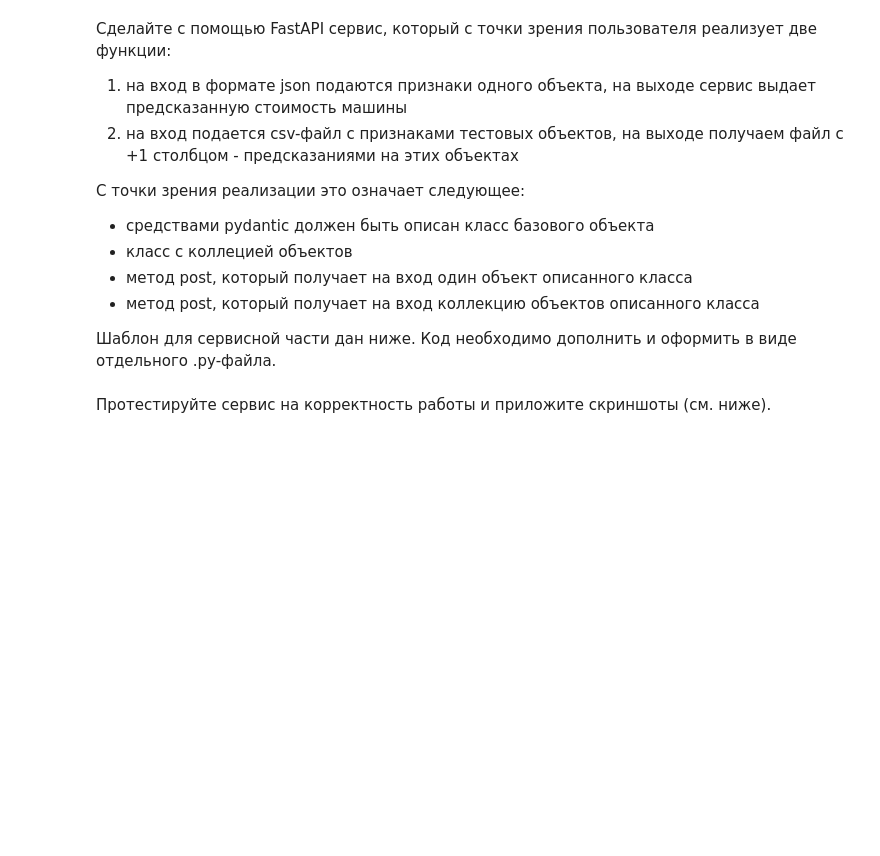
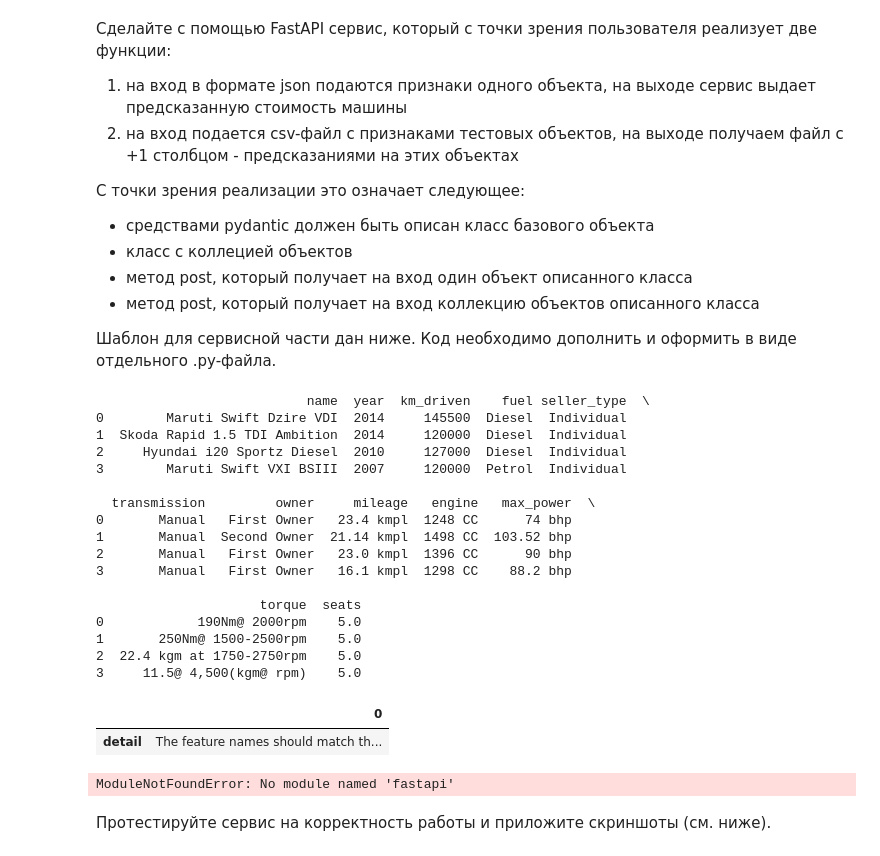
Before and after one commit to Vlasikq/car_price_prediction, a Jupyter notebook: notebooks/AI_HW1_Regression_with_inference_base(2).ipynb, the cells around one changed output. Saved outputs shown, nothing was run; the diff lists cells and outputs as text; code cells hidden in the pictures; blank space fills up the shorter version.

Commit message:
main

```diff
--- a/notebooks/AI_HW1_Regression_with_inference_base(2).ipynb
+++ b/notebooks/AI_HW1_Regression_with_inference_base(2).ipynb
@@ -1123,39 +1134,78 @@ Cделайте с помощью FastAPI сервис, который с точ
+# %%
+a = pd.read_csv('https://raw.githubusercontent.com/hse-mlds/ml/main/hometasks/HT1/cars_train.csv')
+a.loc[0:3].drop('selling_price', axis=1).to_csv('test.csv', index=False)
+
+import requests
+
+
+api_url = "http://localhost:8000/predict_file"
+file_path = "test.csv"
+print(pd.read_csv('test.csv'))
+
+with open(file_path, "rb") as file:
+    files = {"file": (file_path, file, "text/csv")}
+
+    response = requests.post(api_url, files=files)
+
+pd.json_normalize(response.json()).T
+# %% [output]
+                           name  year  km_driven    fuel seller_type  \
+0        Maruti Swift Dzire VDI  2014     145500  Diesel  Individual
+1  Skoda Rapid 1.5 TDI Ambition  2014     120000  Diesel  Individual
+2     Hyundai i20 Sportz Diesel  2010     127000  Diesel  Individual
+3        Maruti Swift VXI BSIII  2007     120000  Petrol  Individual
+
+  transmission         owner     mileage   engine   max_power  \
+0       Manual   First Owner   23.4 kmpl  1248 CC      74 bhp
+1       Manual  Second Owner  21.14 kmpl  1498 CC  103.52 bhp
+2       Manual   First Owner   23.0 kmpl  1396 CC      90 bhp
+3       Manual   First Owner   16.1 kmpl  1298 CC    88.2 bhp
+
+                     torque  seats
+0            190Nm@ 2000rpm    5.0
+1       250Nm@ 1500-2500rpm    5.0
+2  22.4 kgm at 1750-2750rpm    5.0
+3     11.5@ 4,500(kgm@ rpm)    5.0
+|  | 0 |
+| detail | The feature names should match th... |
 # %%
-from fastapi import FastAPI
+from fastapi import FastAPI, HTTPException, UploadFile
 from pydantic import BaseModel
 from typing import List
-from fastapi import FastAPI, UploadFile, HTTPException
+import pandas as pd
+import numpy as np
+import pathlib
+import pickle
+from sklearn.preprocessing import OneHotEncoder, StandardScaler
+from sklearn.impute import SimpleImputer
+from sklearn.linear_model import Ridge
 
 app = FastAPI()
 
 
+
 class Item(BaseModel):
-    name: str
     year: int
-    selling_price: int
+    engine: float
+    max_power: float
+    seats: int
+    mileage: float
     km_driven: int
     fuel: str
     seller_type: str
     transmission: str
     owner: str
-    mileage: str
-    engine: str
-    max_power: str
-    torque: str
-    seats: float
 
 
 class Items(BaseModel):
     objects: List[Item]
 
 
-class CarPricePredictorPreprocessor:
-    def __init__(self):
-        self.model = Ridge(alpha=10)
-        self.ohe = OneHotEncoder(drop='first', sparse=False)
-        self.scaler = StandardScaler()
-        self.imputer = SimpleImputer(strategy="median")
-        self._fit_example_data()
+
+class CarPricePredictor:
+    d
+# %% [output]
+ModuleNotFoundError: No module named 'fastapi'
 # %% [markdown]
 Протестируйте сервис на корректность работы и приложите скриншоты (см. ниже).
 # %% [markdown]
```
Also changed, not shown: parts of 7 cells of this notebook, 14 other files.
